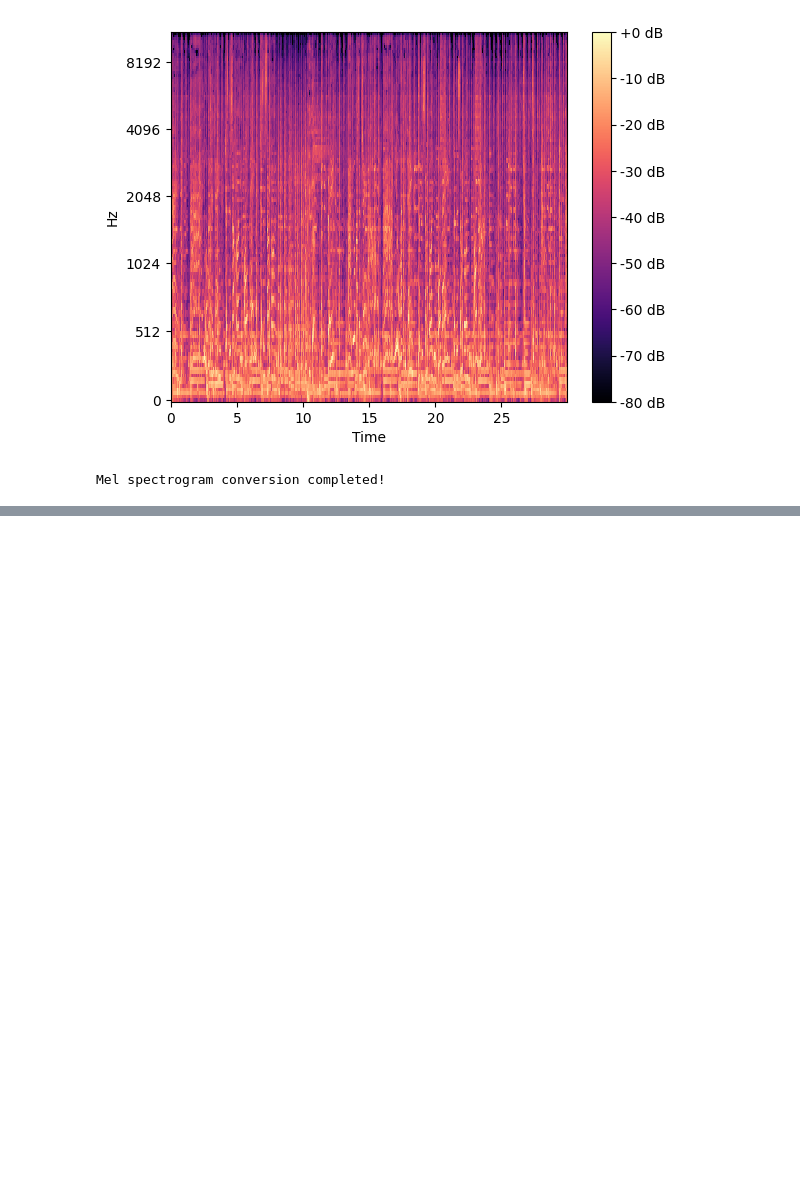
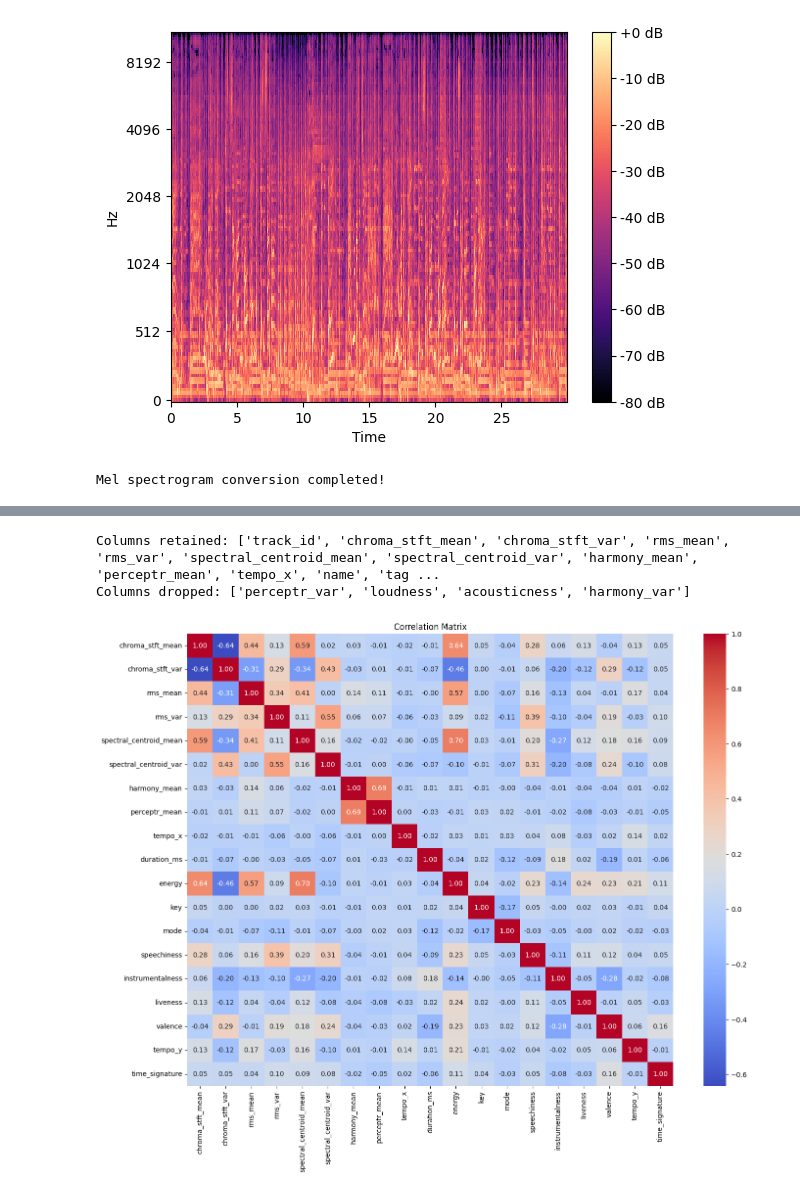
Before and after one commit to ReehalS/TeamTBD_SongClassifier, a Jupyter notebook: EDA.ipynb, the cells around one changed output, grey strips where cells are left out. Drawn from its saved outputs; the diff is of its cells as text; code cells hidden in the pictures; blank space fills up the shorter version.

```diff
--- a/EDA.ipynb
+++ b/EDA.ipynb
@@ -85,0 +135,33 @@ Mel spectrogram conversion completed!
+# %%
+# Drop columns
+
+correlation_matrix = data[columns_to_include].corr().abs()
+
+columns_to_drop = set()
+
+for i in range(len(correlation_matrix.columns)):
+    for j in range(i + 1, len(correlation_matrix.columns)):
+        # Check if the correlation is above the threshold
+        if abs(correlation_matrix.iloc[i, j]) >= 0.7:
+            colname = correlation_matrix.columns[j]
+            columns_to_drop.add(colname)
+
+data_reduced = data.drop(columns=columns_to_drop)
+
+print("Columns retained:", data_reduced.columns.tolist())
+print("Columns dropped:", list(columns_to_drop))
+
+cols_retained =['chroma_stft_mean', 'chroma_stft_var', 'rms_mean', 'rms_var', 'spectral_centroid_mean', 'spectral_centroid_var', 'harmony_mean', 'perceptr_mean', 'tempo_x', 'duration_ms', 'energy', 'key', 'mode', 'speechiness', 'instrumentalness', 'liveness', 'valence', 'tempo_y', 'time_signature']
+
+new_correlation_matrix = data_reduced[cols_retained].corr()
+# Plot the correlation matrix using seaborn
+plt.figure(figsize=(16, 12))
+sns.heatmap(new_correlation_matrix, annot=True, cmap='coolwarm', fmt=".2f")
+plt.title('Correlation Matrix')
+plt.show()
+
+data_reduced.to_csv("GeneratedData/reducedData.csv", index=False)
+# %% [output]
+Columns retained: ['track_id', 'chroma_stft_mean', 'chroma_stft_var', 'rms_mean', 'rms_var', 'spectral_centroid_mean', 'spectral_centroid_var', 'harmony_mean', 'perceptr_mean', 'tempo_x', 'name', 'tag ...
+Columns dropped: ['perceptr_var', 'loudness', 'acousticness', 'harmony_var']
+[figure, added]
```
Also changed, not shown: parts of 2 cells of this notebook, 6 other files.
